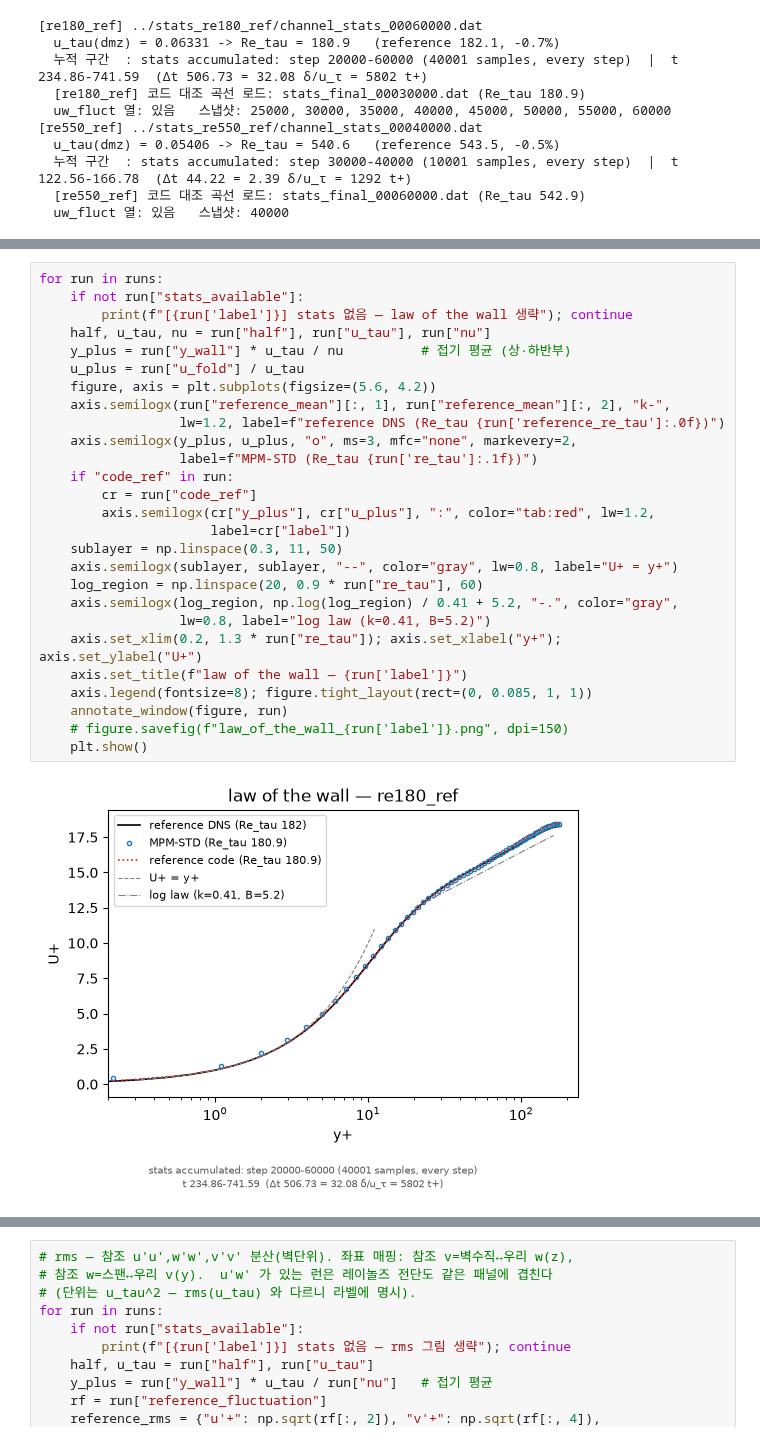
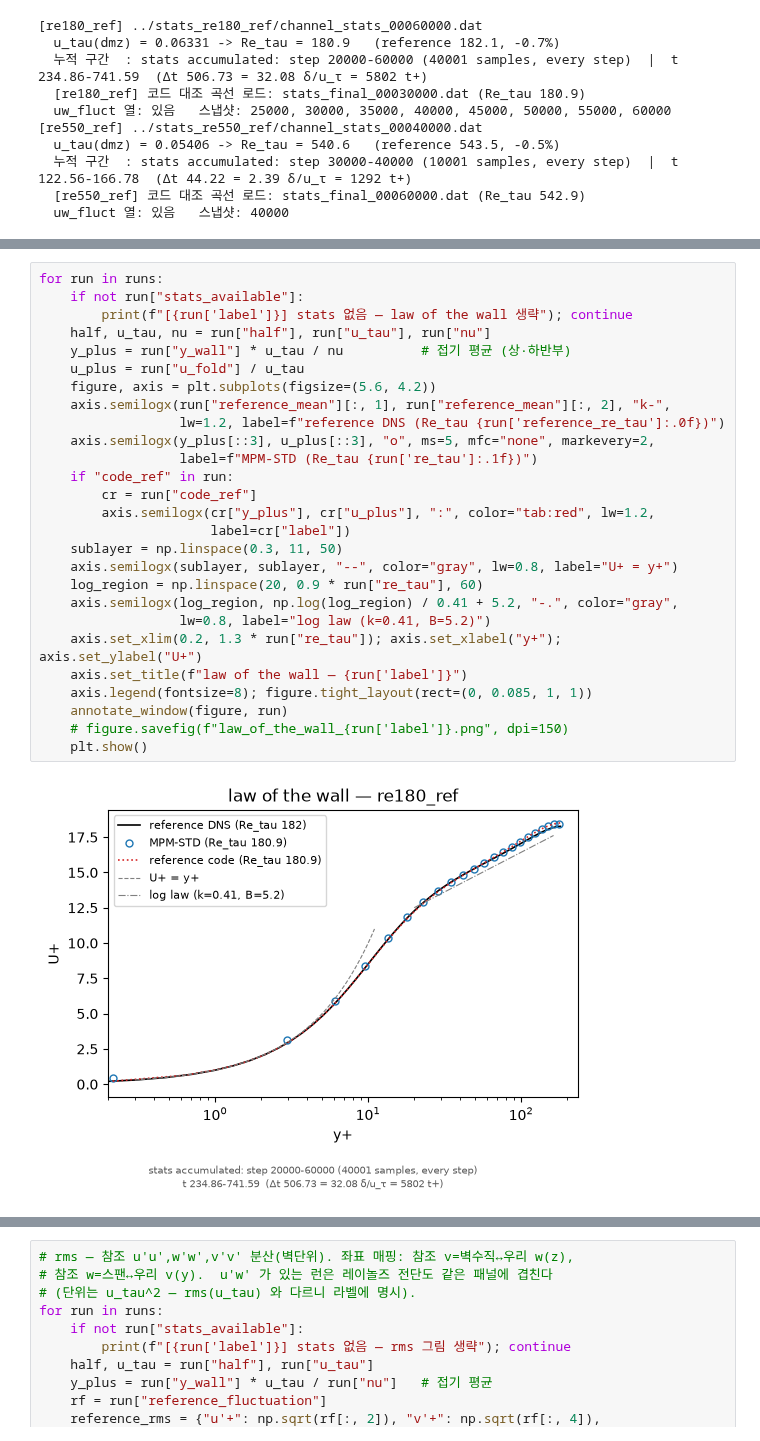
Before and after one commit to dontempty/MPM-STD_C, a Jupyter notebook: apps/channel/plot/plot_channel.ipynb, the cells around one changed output, grey strips where cells are left out. Drawn from its saved outputs; the diff is of its cells as text.

```diff
--- a/apps/channel/plot/plot_channel.ipynb
+++ b/apps/channel/plot/plot_channel.ipynb
@@ -280,29 +280,29 @@ for run in runs:
 # %%
 for run in runs:
     if not run["stats_available"]:
         print(f"[{run['label']}] stats 없음 — law of the wall 생략"); continue
     half, u_tau, nu = run["half"], run["u_tau"], run["nu"]
     y_plus = run["y_wall"] * u_tau / nu          # 접기 평균 (상·하반부)
     u_plus = run["u_fold"] / u_tau
     figure, axis = plt.subplots(figsize=(5.6, 4.2))
     axis.semilogx(run["reference_mean"][:, 1], run["reference_mean"][:, 2], "k-",
                   lw=1.2, label=f"reference DNS (Re_tau {run['reference_re_tau']:.0f})")
-    axis.semilogx(y_plus, u_plus, "o", ms=3, mfc="none", markevery=2,
+    axis.semilogx(y_plus[::3], u_plus[::3], "o", ms=5, mfc="none", markevery=2,
                   label=f"MPM-STD (Re_tau {run['re_tau']:.1f})")
     if "code_ref" in run:
         cr = run["code_ref"]
         axis.semilogx(cr["y_plus"], cr["u_plus"], ":", color="tab:red", lw=1.2,
                       label=cr["label"])
     sublayer = np.linspace(0.3, 11, 50)
     axis.semilogx(sublayer, sublayer, "--", color="gray", lw=0.8, label="U+ = y+")
     log_region = np.linspace(20, 0.9 * run["re_tau"], 60)
     axis.semilogx(log_region, np.log(log_region) / 0.41 + 5.2, "-.", color="gray",
                   lw=0.8, label="log law (k=0.41, B=5.2)")
     axis.set_xlim(0.2, 1.3 * run["re_tau"]); axis.set_xlabel("y+"); axis.set_ylabel("U+")
     axis.set_title(f"law of the wall — {run['label']}")
     axis.legend(fontsize=8); figure.tight_layout(rect=(0, 0.085, 1, 1))
     annotate_window(figure, run)
     # figure.savefig(f"law_of_the_wall_{run['label']}.png", dpi=150)
     plt.show()
 # %% [output]
-[figure, old version]
+[figure, new version]
```
Also changed, not shown: parts of 2 cells of this notebook, 6 other files.
